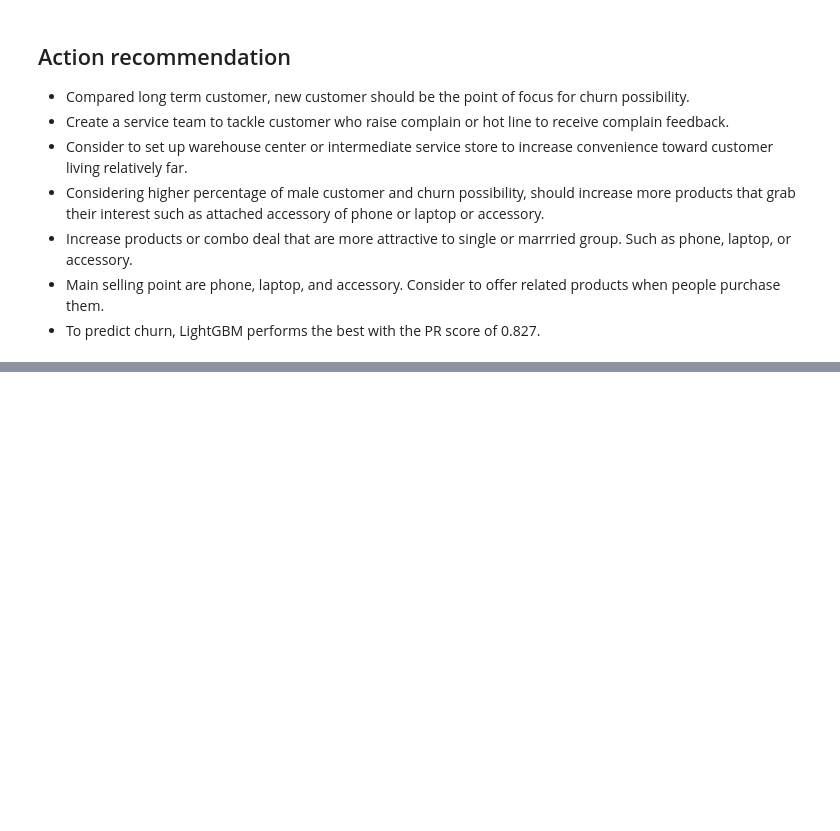
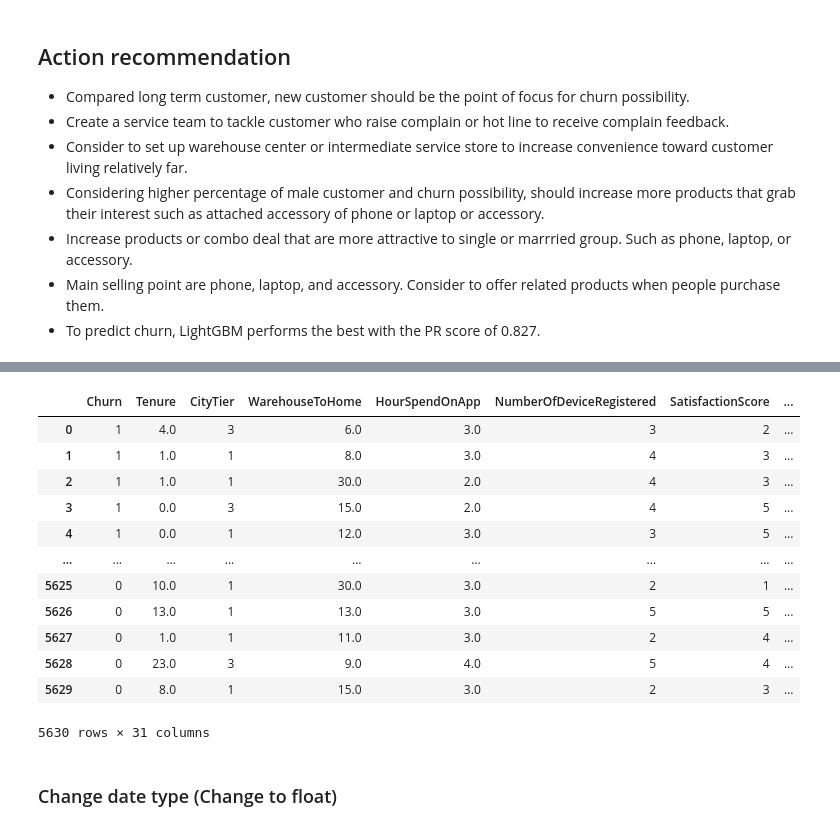
Before and after one commit to TsungYuanHsu/e-commerce_customer_churn_analysis, a Jupyter notebook: e-commerce_customer_churn_analysis.ipynb, the cells around one changed output, grey strips where cells are left out. Drawn from its saved outputs; the diff is of its cells as text; code cells hidden in the pictures; blank space fills up the shorter version.

Commit message:
Data cleaning for deep learning neural network

```diff
--- a/e-commerce_customer_churn_analysis.ipynb
+++ b/e-commerce_customer_churn_analysis.ipynb
@@ -1059,0 +1220,5 @@ weighted avg       0.91      0.88      0.89      1126
+# %%
+# Convert categorical columns to numeric data
+onehot = OneHotEncoder(handle_unknown='ignore', sparse_output=False)
+df_dl_cat = pd.DataFrame(onehot.fit_transform(df_dl[cat_columns_dl]), columns=onehot.get_feature_names_out())
+df_dl_cat
@@ -1059,0 +1256,20 @@ weighted avg       0.91      0.88      0.89      1126
+# %%
+# Combine both dataframe
+df_dl_encoded = pd.concat([df_dl_nu, df_dl_cat], axis=1)
+df_dl_encoded
+# %% [output]
+|  | Churn | Tenure | CityTier | WarehouseToHome | HourSpendOnApp | NumberOfDeviceRegistered | SatisfactionScore | ... |
+| 0 | 1 | 4.0 | 3 | 6.0 | 3.0 | 3 | 2 | ... |
+| 1 | 1 | 1.0 | 1 | 8.0 | 3.0 | 4 | 3 | ... |
+| 2 | 1 | 1.0 | 1 | 30.0 | 2.0 | 4 | 3 | ... |
+| 3 | 1 | 0.0 | 3 | 15.0 | 2.0 | 4 | 5 | ... |
+| 4 | 1 | 0.0 | 1 | 12.0 | 3.0 | 3 | 5 | ... |
+| ... | ... | ... | ... | ... | ... | ... | ... | ... |
+| 5625 | 0 | 10.0 | 1 | 30.0 | 3.0 | 2 | 1 | ... |
+| 5626 | 0 | 13.0 | 1 | 13.0 | 3.0 | 5 | 5 | ... |
+| 5627 | 0 | 1.0 | 1 | 11.0 | 3.0 | 2 | 4 | ... |
+| 5628 | 0 | 23.0 | 3 | 9.0 | 4.0 | 5 | 4 | ... |
+| 5629 | 0 | 8.0 | 1 | 15.0 | 3.0 | 2 | 3 | ... |
+5630 rows × 31 columns
+# %% [markdown]
+### Change date type (Change to float)
```
Also changed, not shown: parts of 21 cells of this notebook.
